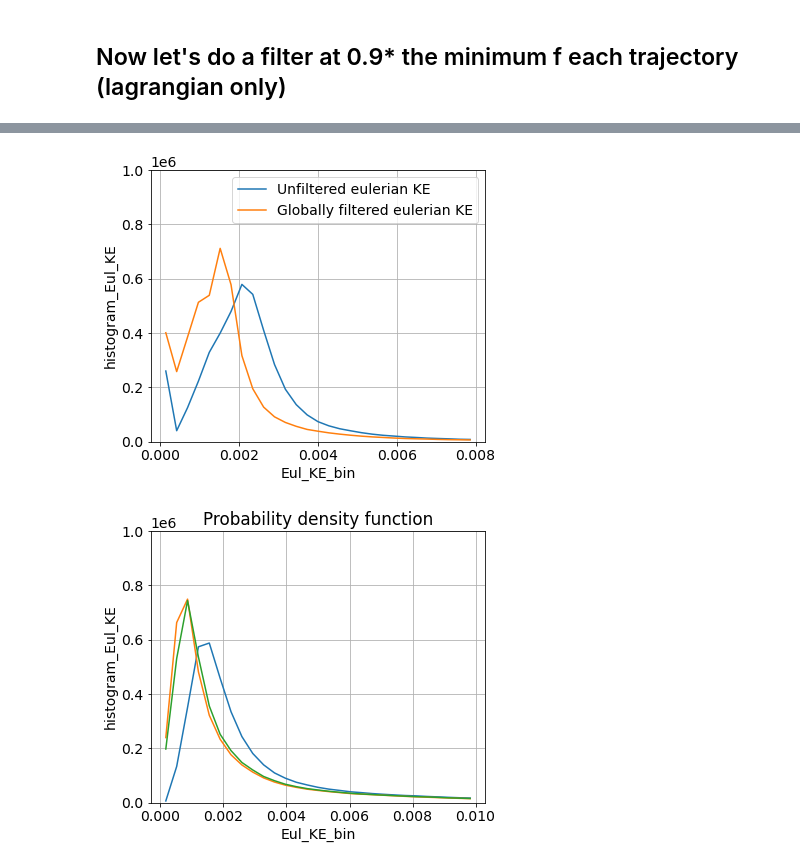
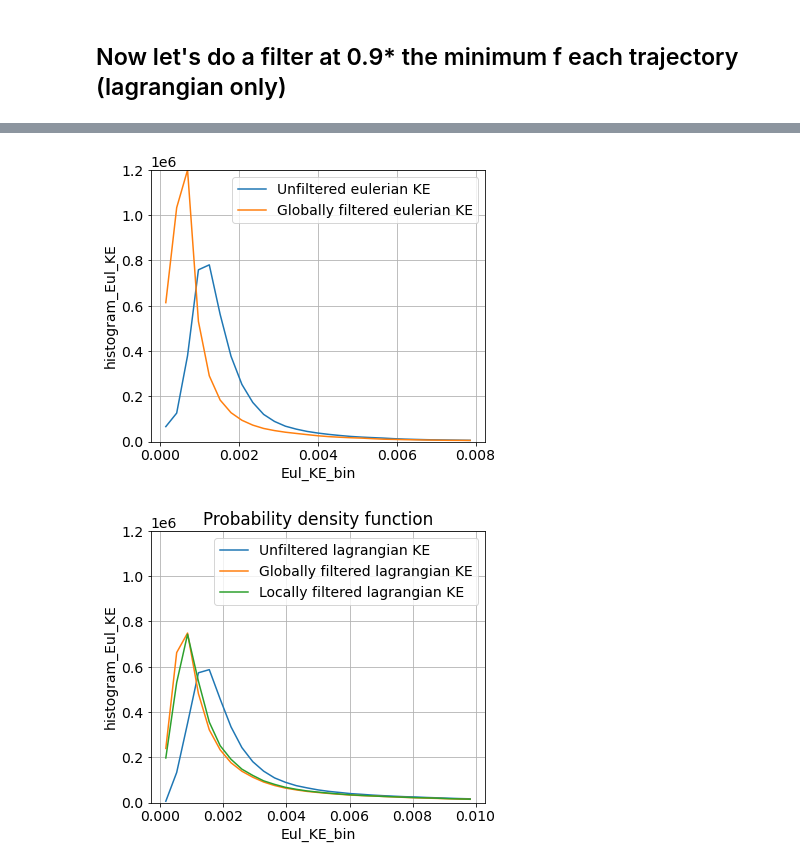
Before and after one commit to cspencerjones/separating-balanced, a Jupyter notebook: python/plot_output.ipynb, the cells around one changed output, grey strips where cells are left out. Cells and saved outputs as stored; diff of their text form; code cells hidden in the pictures.

```diff
--- a/python/plot_output.ipynb
+++ b/python/plot_output.ipynb
@@ -73,3 +96,6 @@ spec0 = int((ekehat['freq_time'].size+1)/2)
+# %%
+import matplotlib.pyplot as plt
+plt.rcParams.update({'font.size': 14})
 # %%
 #Plot Lagrangian and Eulerian power spectrum
 f1 = 2*2*np.pi/24/3600*np.sin(-57*np.pi/180)
@@ -147,12 +168,20 @@ df = pd.DataFrame(EKE_lag_pd.EKE_lag.values, index=index)
 # %%
 plt.figure(figsize=(12,5))
+import matplotlib.patches as patches
 plt.subplot(121)
-EKE_eul.plot.pcolormesh(levels=np.arange(0,0.04,0.001),rasterized=True)
+EKE_eul.where(mask_Eul>0).plot.pcolormesh(levels=np.arange(0,0.04,0.001),rasterized=True)
 plt.title('Eulerian unfiltered')
 plt.subplot(122)
-EKE_lag_reshaped = df.rename(columns={0: "EKE_lag"}).to_xarray()
-EKE_lag_reshaped.EKE_lag.plot.pcolormesh(x="x",y="y",levels=np.arange(0,0.04,0.001),rasterized=True)
+EKE_lag.where(mask>0).plot.pcolormesh(x="x0",y="y0",levels=np.arange(0,0.1,0.005),rasterized=True)
+
+
+# Create a Rectangle patch
+rect = patches.Rectangle((19.1,-56),0.35,0.6,linewidth=1,edgecolor='r',facecolor='none')
+
+# Add the patch to the Axes
+ax=plt.gca()
+ax.add_patch(rect)
 plt.title('Lagrangian unfiltered')
 fig=plt.gcf()
-fig.savefig('KE_unfiltered.pdf')
+fig.savefig('KE_unfiltered.png')
 # %% [output]
@@ -214,0 +275,4 @@ fig.savefig('KE_zoom.pdf')
+# %%
+mask_Eul = EKE_lag_reshaped.EKE_lag.where(np.isnan(EKE_lag_reshaped.EKE_lag),1)
+mask_Eul = mask_Eul.where(mask_Eul==1,0).values
+mask_Eul
@@ -246,0 +317,10 @@ from xhistogram.xarray import histogram
+# %%
+EKE_eul_mask = xr.Dataset(
+    data_vars=dict(
+        EKE_eul=(["i", "j"], EKE_eul.T),
+        mask=(["i", "j"], mask_Eul),
+    ),
+    coords=dict(
+        i=(["i"], EKE_eul.i),
+        j=(["j"], EKE_eul.j)
+    ))
@@ -247,37 +415,37 @@ from xhistogram.xarray import histogram
 # %%
 import matplotlib.pyplot as plt
 plt.rcParams.update({'font.size': 14})
 
 plt.figure(figsize=(6,5))
 bins = np.linspace(0, 0.008, 30)
 
-h = histogram(EKE_eul.rename('Eul_KE'), bins=[bins])
+h = histogram(EKE_eul_mask.EKE_eul.where(EKE_eul_mask.mask==1), bins=[bins])
 h.plot(label='Unfiltered eulerian KE')
 plt.title('Probability density function')
-plt.ylim(0,10**6)
+plt.ylim(0,1.2*10**6)
 
 h = histogram(EKE_eul_filtered.rename('Eul_KE'), bins=[bins])
 h.plot(label='Globally filtered eulerian KE')
-plt.ylim(0,10**6)
+plt.ylim(0,1.2*10**6)
 plt.grid()
 plt.legend()
 fig=plt.gcf()
-fig.savefig('eulerian_KE_pdf.pdf')
+fig.savefig('eulerian_KE_pdf.png')
 # %% [output]
-[figure, old version]
+[figure, new version]
 # %%
 plt.figure(figsize=(6,5))
 bins = np.linspace(0, 0.01, 30)
 
 h = histogram(EKE_lag_reshaped.EKE_lag, bins=[bins])
 h.plot(label='Unfiltered lagrangian KE')
-plt.ylim(0,10**6)
+plt.ylim(0,1.2*10**6)
 plt.grid()
 
 
 h = histogram(EKE_lag_reshaped_filered.EKE_lag.rename('Eul_KE'), bins=[bins])
 h.plot(label='Globally filtered lagrangian KE')
-plt.ylim(0,10**6)
+plt.ylim(0,1.2*10**6)
 plt.grid()
 
 
@@ -285,10 +453,11 @@ plt.grid()
 h = histogram(EKE_lag_reshaped_locfilered.EKE_lag.rename('Eul_KE'), bins=[bins])
 h.plot(label='Locally filtered lagrangian KE')
 plt.title('Global filter lagrangian KE pdf')
-plt.ylim(0,10**6)
+plt.ylim(0,1.2*10**6)
 plt.grid()
 plt.title('Probability density function')
+plt.legend()
 fig=plt.gcf()
-fig.savefig('lagrangian_KE_pdf.pdf')
+fig.savefig('lagrangian_KE_pdf.png')
 # %% [output]
-[figure, old version]
+[figure, new version]
```
Also changed, not shown: parts of 62 cells of this notebook, 2 other files.
